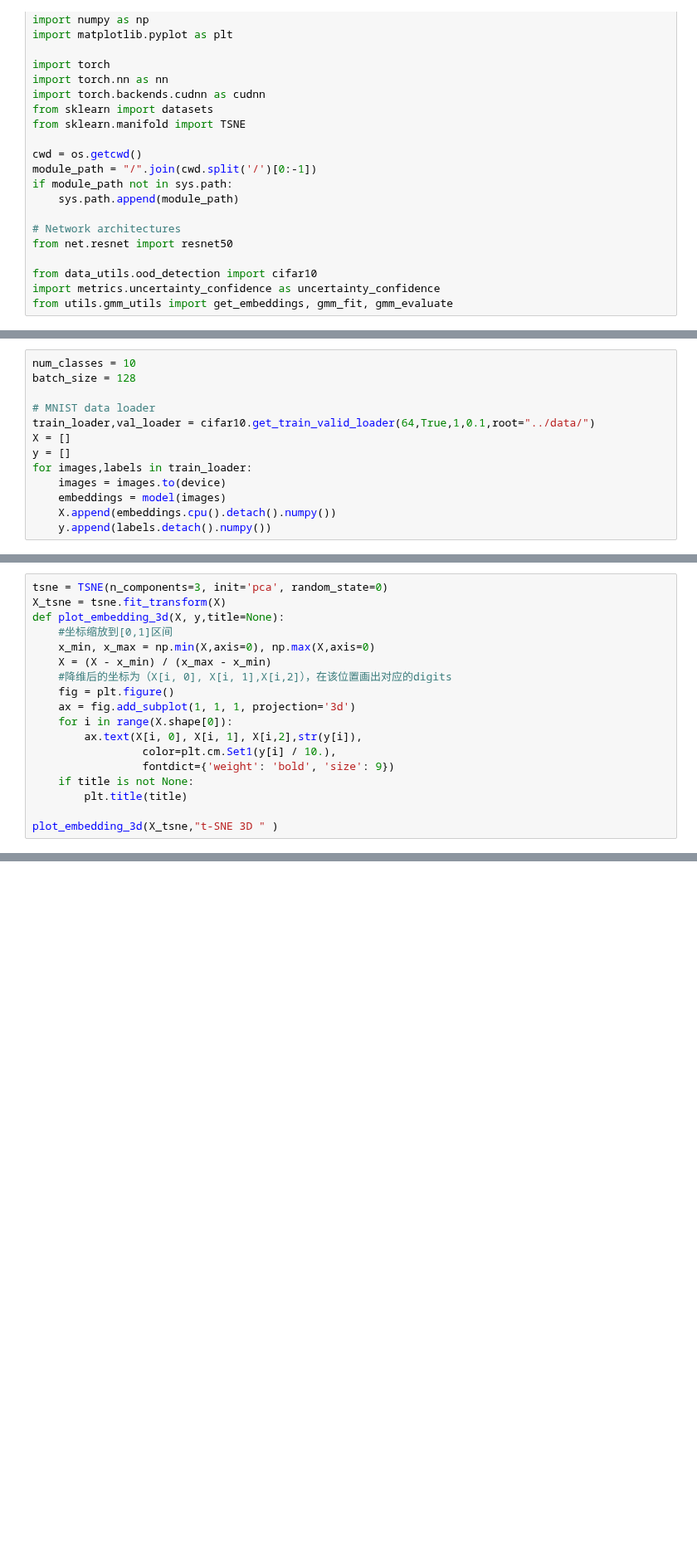
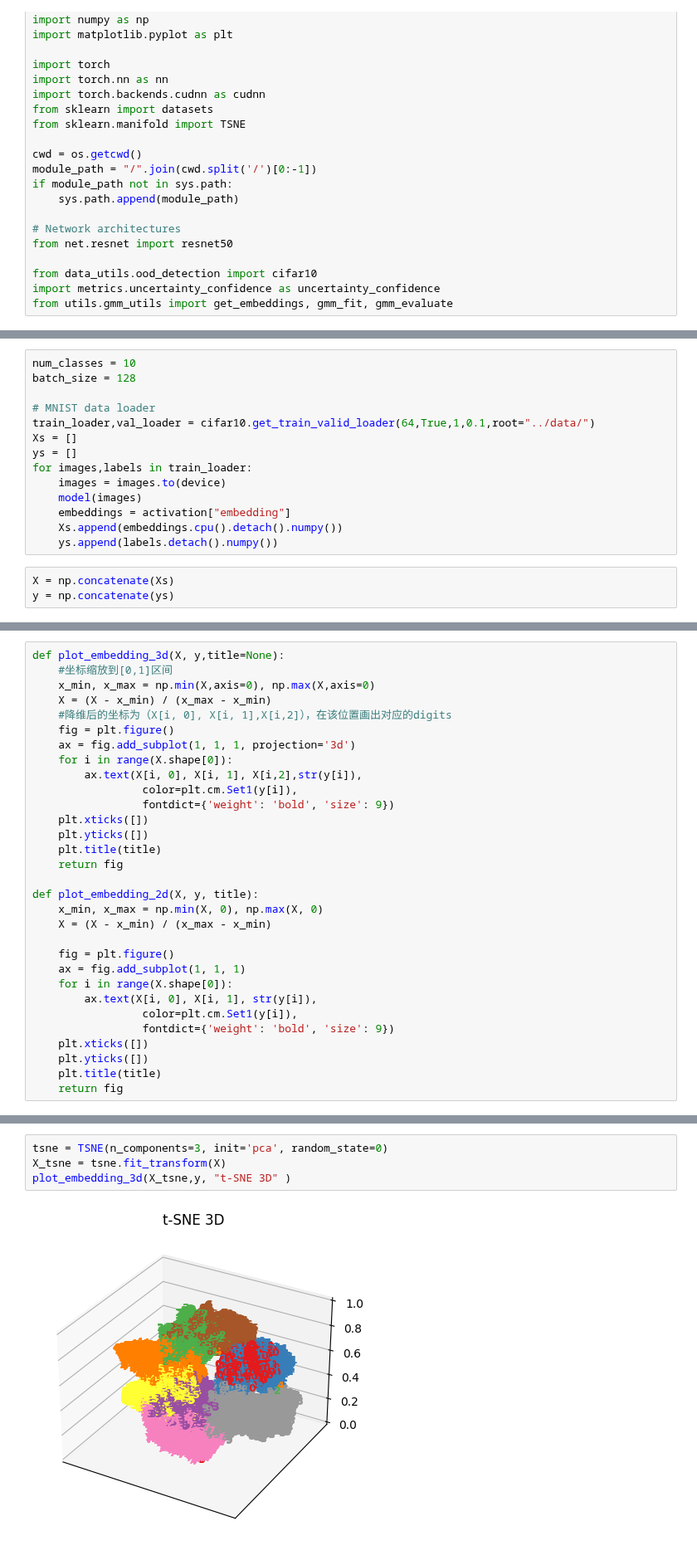
Before and after one commit to buyizhiyou/YYM, a Jupyter notebook: DDU/notebooks/tsne_visualization.ipynb, the cells around one changed output, grey strips where cells are left out. Shown at 83% size. Drawn from its saved outputs; the diff is of its cells as text; blank space fills up the shorter version.

```diff
--- a/DDU/notebooks/tsne_visualization.ipynb
+++ b/DDU/notebooks/tsne_visualization.ipynb
@@ -49,10 +50,14 @@ batch_size = 128
 
 # MNIST data loader
 train_loader,val_loader = cifar10.get_train_valid_loader(64,True,1,0.1,root="../data/")
-X = []
-y = []
+Xs = []
+ys = []
 for images,labels in train_loader:
     images = images.to(device)
-    embeddings = model(images)
-    X.append(embeddings.cpu().detach().numpy())
-    y.append(labels.detach().numpy())
+    model(images)
+    embeddings = activation["embedding"]
+    Xs.append(embeddings.cpu().detach().numpy())
+    ys.append(labels.detach().numpy())
+# %%
+X = np.concatenate(Xs)
+y = np.concatenate(ys)
@@ -59,6 +66,4 @@ for images,labels in train_loader:
 # %%
-tsne = TSNE(n_components=3, init='pca', random_state=0)
-X_tsne = tsne.fit_transform(X)
 def plot_embedding_3d(X, y,title=None):
     #坐标缩放到[0,1]区间
     x_min, x_max = np.min(X,axis=0), np.max(X,axis=0)
@@ -68,9 +73,24 @@ def plot_embedding_3d(X, y,title=None):
     ax = fig.add_subplot(1, 1, 1, projection='3d')
     for i in range(X.shape[0]):
         ax.text(X[i, 0], X[i, 1], X[i,2],str(y[i]),
-                 color=plt.cm.Set1(y[i] / 10.),
+                 color=plt.cm.Set1(y[i]),
                  fontdict={'weight': 'bold', 'size': 9})
-    if title is not None:
-        plt.title(title)
+    plt.xticks([])
+    plt.yticks([])
+    plt.title(title)
+    return fig
 
-plot_embedding_3d(X_tsne,"t-SNE 3D " )
+def plot_embedding_2d(X, y, title):
+    x_min, x_max = np.min(X, 0), np.max(X, 0)
+    X = (X - x_min) / (x_max - x_min)
+
+    fig = plt.figure()
+    ax = fig.add_subplot(1, 1, 1)
+    for i in range(X.shape[0]):
+        ax.text(X[i, 0], X[i, 1], str(y[i]),
+                 color=plt.cm.Set1(y[i]),
+                 fontdict={'weight': 'bold', 'size': 9})
+    plt.xticks([])
+    plt.yticks([])
+    plt.title(title)
+    return fig
@@ -93,0 +97,6 @@ plot_embedding_2d(X_tsne,y,"t-SNE 2D")
+# %%
+tsne = TSNE(n_components=3, init='pca', random_state=0)
+X_tsne = tsne.fit_transform(X)
+plot_embedding_3d(X_tsne,y, "t-SNE 3D" )
+# %% [output]
+[figure, added]
```
Also changed, not shown: parts of 9 cells of this notebook, 23 other files.
